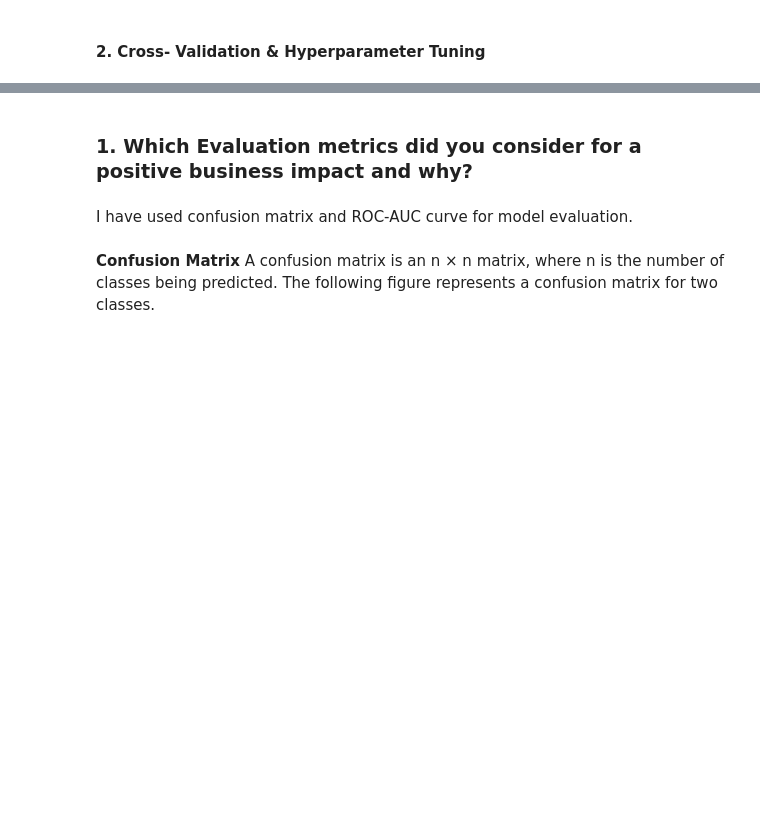
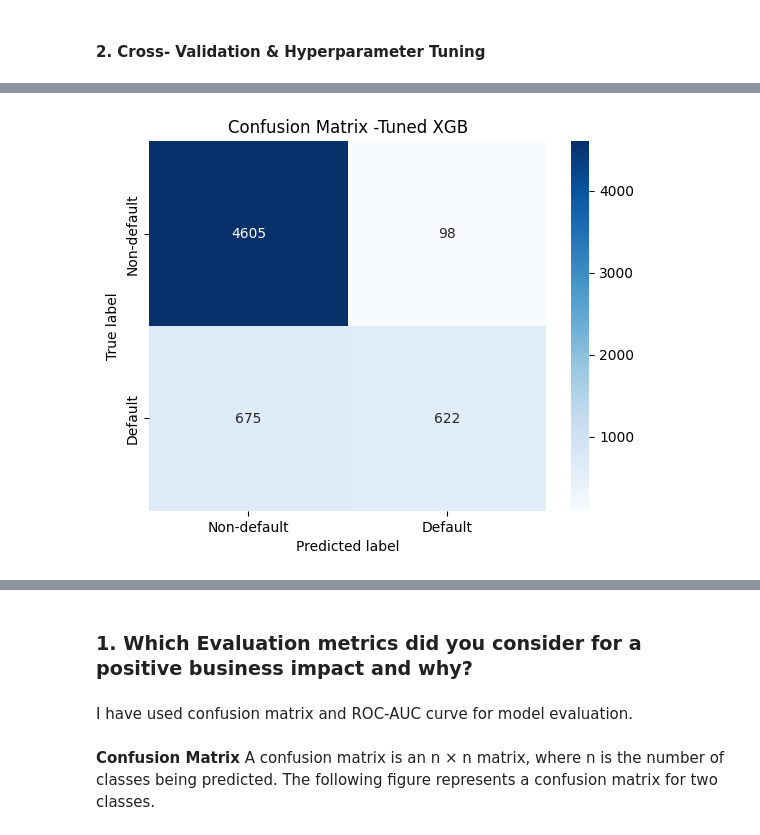
Before and after one commit to Pratik94229/Machine-Learning-Classification-Repository, a Jupyter notebook: Credit_Card_Default_final.ipynb, the cells around one changed output, grey strips where cells are left out. Cells and saved outputs as stored; diff of their text form; code cells hidden in the pictures; blank space fills up the shorter version.

```diff
--- a/Credit_Card_Default_final.ipynb
+++ b/Credit_Card_Default_final.ipynb
@@ -2243,8 +2264,7 @@ print(clf_score_dict['XGB'])
 # %% [markdown]
 #### 2. Cross- Validation & Hyperparameter Tuning
 # %%
-#Hyper Parameter tuning randomized search cv
-'''
+#Hyper Parameter tuning using randomized search cv
 xgb_grid={
     'learning_rate':[0.05,0.1,0.15,0.20,0.25,0.30],
     'max_depth':[3,4,5,6,8,10,12,15],
@@ -2254,14 +2274,5 @@ xgb_grid={
 
 }
 #Implementing randomized search cv
-tuned_xg_boost=Hyper_parameter_tuning(grid=1,model_name=model_dict['XGB'],parameter_grid=xgb_grid,X_train=X_scaled_train_df,X_test=X_scaled_test_df,
+tuned_xgb=Hyper_parameter_tuning(grid=0,model_name=model_dict['XGB'],parameter_grid=xgb_grid,X_train=X_scaled_train_df,X_test=X_scaled_test_df,
                                       y_train=y_train,y_test=y_test)
-
-      #Best parameters
-
-colsample_bytree	      0.50	0.820333
-gamma                 	0.40	0.820333
-learning_rate          	0.05	0.820333
-max_depth             	5.00	0.820333
-min_child_weight      	1.00	0.820333
-'''
@@ -2282,5 +2318,7 @@ print(classification_report(y_test,y_preds))
 # %%
 #Confusion matrix of catboost.
-conf_matrix(model=tuned_xg_boost,X_test=X_scaled_test_df,y_test=y_test)
+conf_matrix(model={'Tuned XGB':tuned_xgb[1]},X_test=X_scaled_test_df,y_test=y_test)
+# %% [output]
+[figure, added]
 # %%
 #Plotting ROC_AUC curve for tuned XGboost
```
Also changed, not shown: parts of 40 cells of this notebook.
